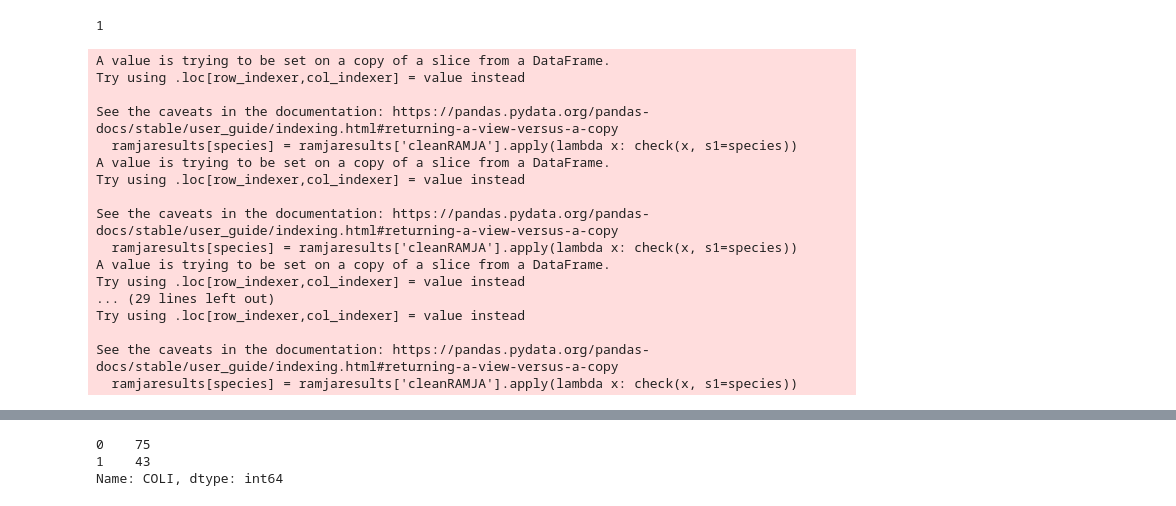
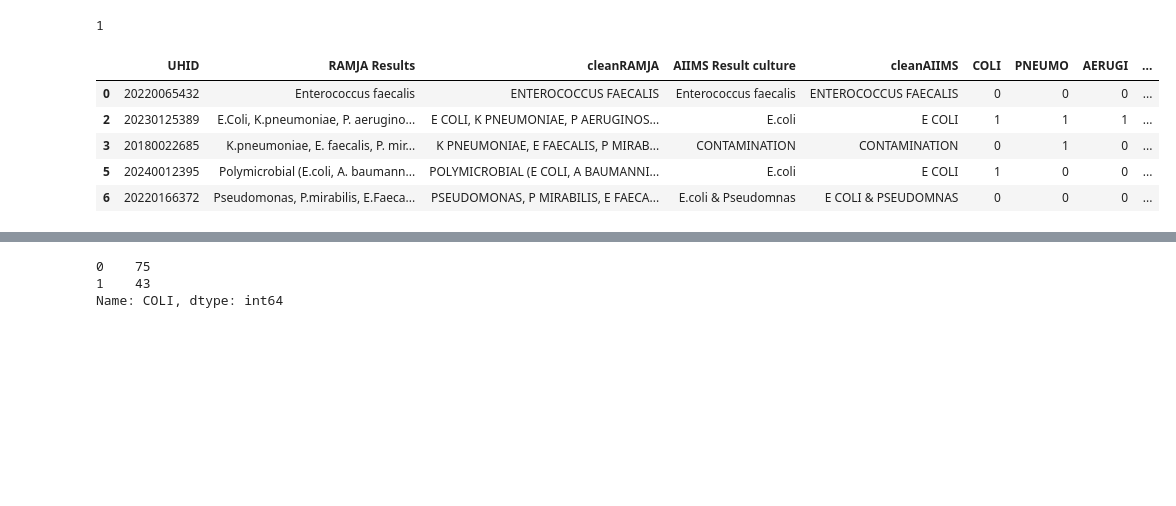
Before and after one commit to neeliit/DiagnosticsPy, a Jupyter notebook: datacleaning.ipynb, the cells around one changed output, grey strips where cells are left out. Drawn from its saved outputs; the diff is of its cells as text; code cells hidden in the pictures; blank space fills up the shorter version.

```diff
--- a/datacleaning.ipynb
+++ b/datacleaning.ipynb
@@ -121,24 +139,15 @@ check(s2, s1)
 1
 # %%
 for species in ["COLI", "PNEUMO","AERUGI", "BAUMAN", "MIRABIL", "FAECALI", "AUREUS", "SAPROPHY", "STERI"]:
-    ramjaresults[species] = ramjaresults['cleanRAMJA'].apply(lambda x: check(x, s1=species))
+    results[species] = results['cleanRAMJA'].apply(lambda x: check(x, s1=species))
-# %% [output]
-A value is trying to be set on a copy of a slice from a DataFrame.
-Try using .loc[row_indexer,col_indexer] = value instead
-
-See the caveats in the documentation: https://pandas.pydata.org/pandas-docs/stable/user_guide/indexing.html#returning-a-view-versus-a-copy
-  ramjaresults[species] = ramjaresults['cleanRAMJA'].apply(lambda x: check(x, s1=species))
-A value is trying to be set on a copy of a slice from a DataFrame.
-Try using .loc[row_indexer,col_indexer] = value instead
-
-See the caveats in the documentation: https://pandas.pydata.org/pandas-docs/stable/user_guide/indexing.html#returning-a-view-versus-a-copy
-  ramjaresults[species] = ramjaresults['cleanRAMJA'].apply(lambda x: check(x, s1=species))
-A value is trying to be set on a copy of a slice from a DataFrame.
-Try using .loc[row_indexer,col_indexer] = value instead
-... (29 lines left out)
-Try using .loc[row_indexer,col_indexer] = value instead
-
-See the caveats in the documentation: https://pandas.pydata.org/pandas-docs/stable/user_guide/indexing.html#returning-a-view-versus-a-copy
-  ramjaresults[species] = ramjaresults['cleanRAMJA'].apply(lambda x: check(x, s1=species))
+# %%
+results.head()
+# %% [output]
+|  | UHID | RAMJA Results | cleanRAMJA | AIIMS Result culture | cleanAIIMS | COLI | PNEUMO | AERUGI | ... |
+| 0 | 20220065432 | Enterococcus faecalis | ENTEROCOCCUS FAECALIS | Enterococcus faecalis | ENTEROCOCCUS FAECALIS | 0 | 0 | 0 | ... |
+| 2 | 20230125389 | E.Coli, K.pneumoniae, P. aerugino... | E COLI, K PNEUMONIAE, P AERUGINOS... | E.coli | E COLI | 1 | 1 | 1 | ... |
+| 3 | 20180022685 | K.pneumoniae, E. faecalis, P. mir... | K PNEUMONIAE, E FAECALIS, P MIRAB... | CONTAMINATION | CONTAMINATION | 0 | 1 | 0 | ... |
+| 5 | 20240012395 | Polymicrobial (E.coli, A. baumann... | POLYMICROBIAL (E COLI, A BAUMANNI... | E.coli | E COLI | 1 | 0 | 0 | ... |
+| 6 | 20220166372 | Pseudomonas, P.mirabilis, E.Faeca... | PSEUDOMONAS, P MIRABILIS, E FAECA... | E.coli & Pseudomnas | E COLI & PSEUDOMNAS | 0 | 0 | 0 | ... |
 # %%
 for species in ["COLI", "PNEUMO","AERUGI", "BAUMAN", "MIRABIL", "FAECALI", "AUREUS", "SAPROPHY", "STERI"]:
```
Also changed, not shown: parts of 19 cells of this notebook.
